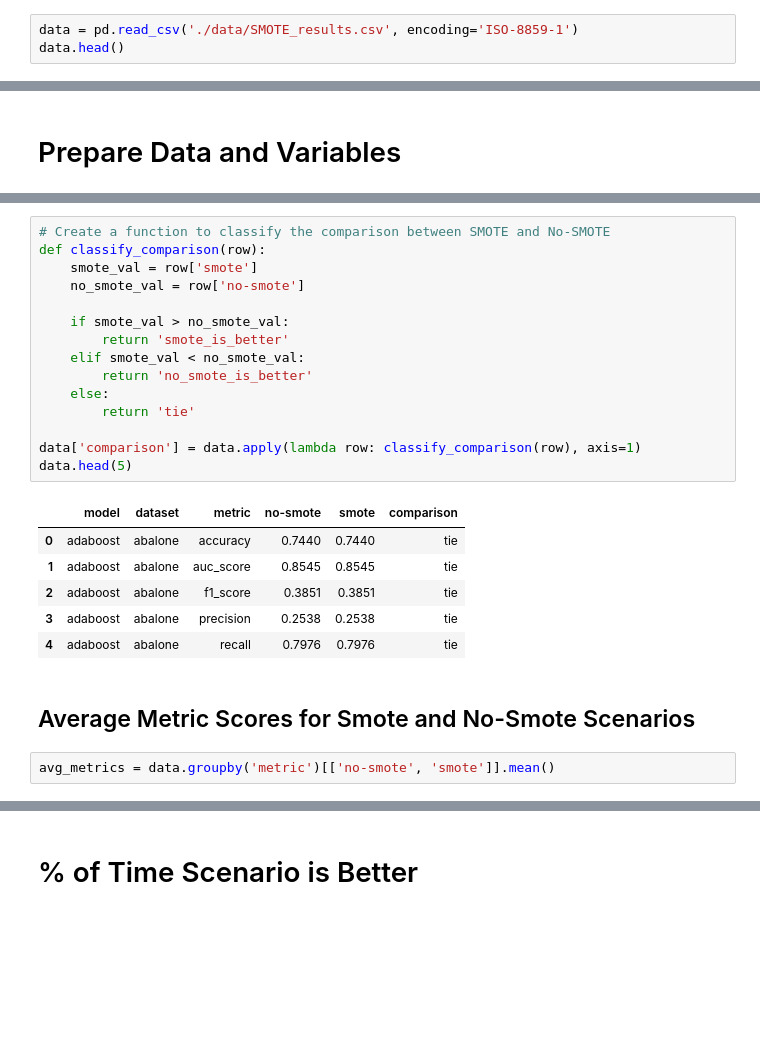
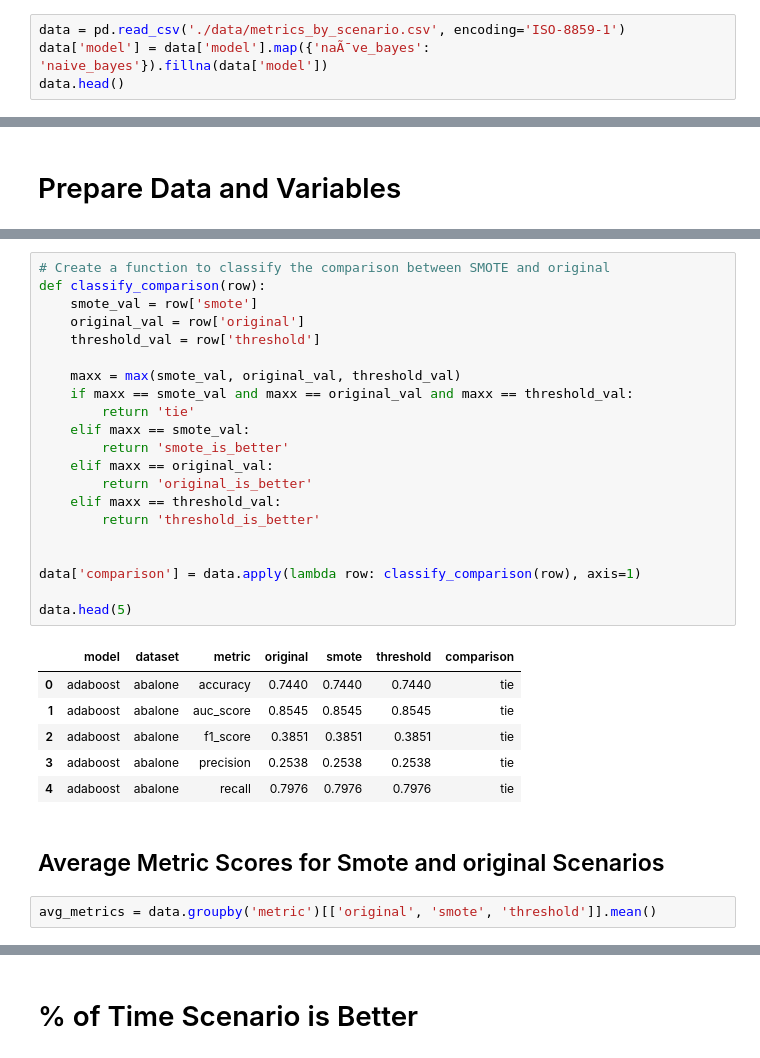
Before and after one commit to readytensor/rt-binary-class-imbalance-results, a Jupyter notebook: smote-analysis-main.ipynb, the cells around one changed output, grey strips where cells are left out. Cells and saved outputs as stored; diff of their text form; blank space fills up the shorter version.

```diff
--- a/smote-analysis-main.ipynb
+++ b/smote-analysis-main.ipynb
@@ -5,4 +4,5 @@ import sys
 # %%
-data = pd.read_csv('./data/SMOTE_results.csv', encoding='ISO-8859-1')
+data = pd.read_csv('./data/metrics_by_scenario.csv', encoding='ISO-8859-1')
+data['model'] = data['model'].map({'naÃ¯ve_bayes': 'naive_bayes'}).fillna(data['model'])
 data.head()
 # %% [output]
@@ -65,31 +157,37 @@ chart_cfg
   'lightgbm',
   'xgboost']}
 # %%
-# Create a function to classify the comparison between SMOTE and No-SMOTE
+# Create a function to classify the comparison between SMOTE and original
 def classify_comparison(row):
     smote_val = row['smote']
-    no_smote_val = row['no-smote']
+    original_val = row['original']
+    threshold_val = row['threshold']
 
-    if smote_val > no_smote_val:
+    maxx = max(smote_val, original_val, threshold_val)
+    if maxx == smote_val and maxx == original_val and maxx == threshold_val:
+        return 'tie'
+    elif maxx == smote_val:
         return 'smote_is_better'
-    elif smote_val < no_smote_val:
-        return 'no_smote_is_better'
-    else:
-        return 'tie'
+    elif maxx == original_val:
+        return 'original_is_better'
+    elif maxx == threshold_val:
+        return 'threshold_is_better'
+
 
 data['comparison'] = data.apply(lambda row: classify_comparison(row), axis=1)
+
 data.head(5)
 # %% [output]
-|  | model | dataset | metric | no-smote | smote | comparison |
-| 0 | adaboost | abalone | accuracy | 0.7440 | 0.7440 | tie |
-| 1 | adaboost | abalone | auc_score | 0.8545 | 0.8545 | tie |
-| 2 | adaboost | abalone | f1_score | 0.3851 | 0.3851 | tie |
-| 3 | adaboost | abalone | precision | 0.2538 | 0.2538 | tie |
-| 4 | adaboost | abalone | recall | 0.7976 | 0.7976 | tie |
+|  | model | dataset | metric | original | smote | threshold | comparison |
+| 0 | adaboost | abalone | accuracy | 0.7440 | 0.7440 | 0.7440 | tie |
+| 1 | adaboost | abalone | auc_score | 0.8545 | 0.8545 | 0.8545 | tie |
+| 2 | adaboost | abalone | f1_score | 0.3851 | 0.3851 | 0.3851 | tie |
+| 3 | adaboost | abalone | precision | 0.2538 | 0.2538 | 0.2538 | tie |
+| 4 | adaboost | abalone | recall | 0.7976 | 0.7976 | 0.7976 | tie |
 # %% [markdown]
-## Average Metric Scores for Smote and No-Smote Scenarios
+## Average Metric Scores for Smote and original Scenarios
-# %%
-avg_metrics = data.groupby('metric')[['no-smote', 'smote']].mean()
+# %%
+avg_metrics = data.groupby('metric')[['original', 'smote', 'threshold']].mean()
 # %%
 # Function to apply the global chart configuration
 def apply_chart_cfg(ax):
```
Also changed, not shown: parts of 18 cells of this notebook, 26 other files.
